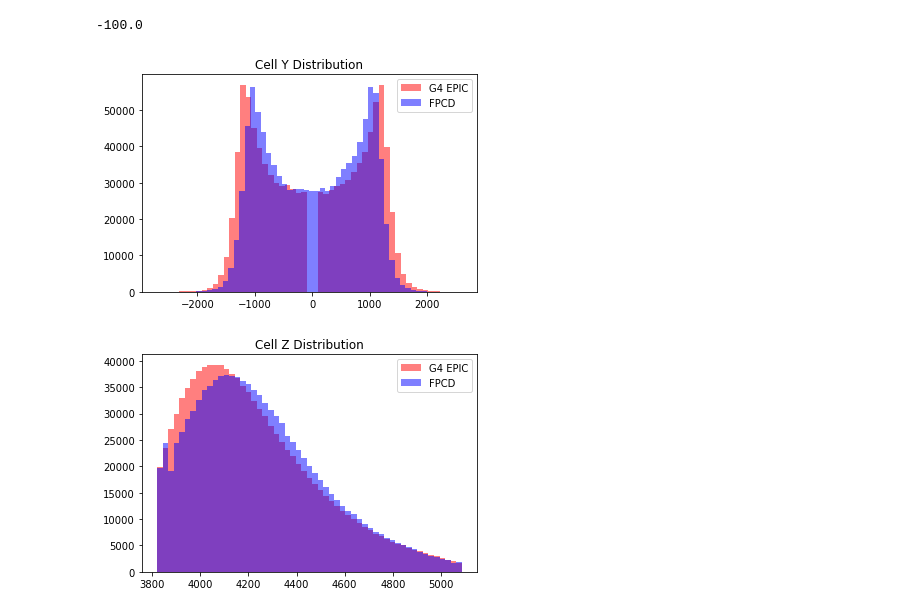
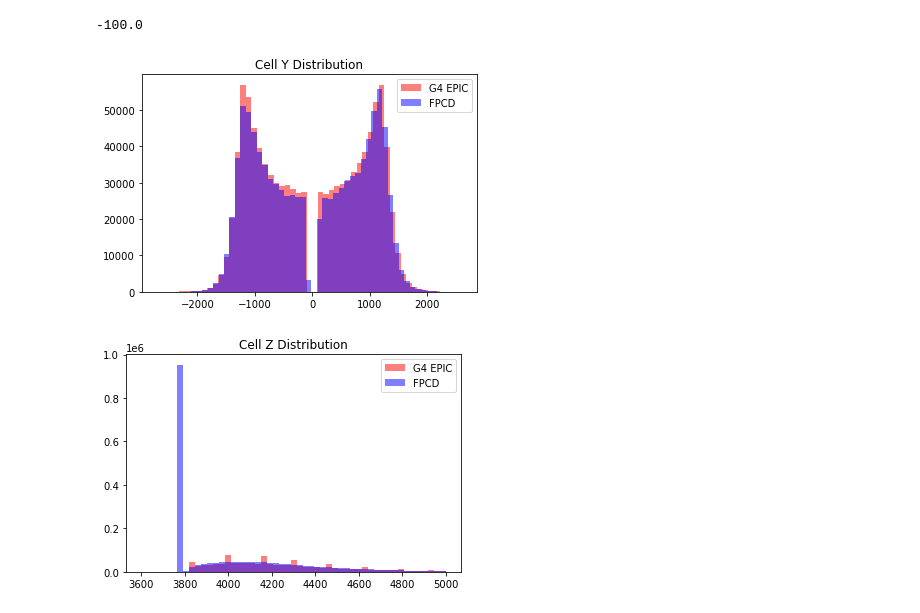
Before and after one commit to ftoralesacosta/GSGM_for_EIC_Calo, a Jupyter notebook: scripts/Compare_Geant_Diffussion.ipynb, the cells around one changed output. Drawn from its saved outputs; the diff is of its cells as text; code cells hidden in the pictures.

```diff
--- a/scripts/Compare_Geant_Diffussion.ipynb
+++ b/scripts/Compare_Geant_Diffussion.ipynb
@@ -95,27 +117,29 @@ dfsn_cellsY = np.ravel(dfsn['cell_features'][:,:,2])
 g4_cellsY = g4_cellsY[g4_cellsY != 0]
 dfsn_cellsY = dfsn_cellsY[dfsn_cellsY != 0]
 
+y_mask = np.abs(dfsn_cellsY)>=100
+
 #cellsE_bins = np.linspace(0,0.001,1000)
 plt.hist(np.ravel(g4_cellsY),bins=55,alpha=0.5,label="G4 EPIC",color="red")
-plt.hist(np.ravel(dfsn_cellsY),bins=55,alpha=0.5,label="FPCD",color="blue")
+plt.hist(np.ravel(dfsn_cellsY[y_mask]),bins=55,alpha=0.5,label="FPCD",color="blue")
 plt.legend()
 _ = plt.title("Cell Y Distribution")
 plt.savefig("CellY.pdf")
 # %% [output]
-[figure, old version]
+[figure, new version]
 # %%
 g4_cellsZ = np.ravel(g4['hcal_cells'][:nevts,:,3])
 dfsn_cellsZ = np.ravel(dfsn['cell_features'][:,:,3])
 
 g4_cellsZ = g4_cellsZ[g4_cellsZ != 0]
 dfsn_cellsZ = dfsn_cellsZ[dfsn_cellsZ != 0]
 
-cellsz_bins = np.linspace(3600,5000,61)
-plt.hist(np.ravel(g4_cellsZ),bins=55,alpha=0.5,label="G4 EPIC",color="red")
-plt.hist(np.ravel(dfsn_cellsZ),bins=55,alpha=0.5,label="FPCD",color="blue")
+cellsz_bins = np.linspace(3600,5000,52)
+plt.hist(np.ravel(g4_cellsZ),bins=cellsz_bins,alpha=0.5,label="G4 EPIC",color="red")
+plt.hist(np.ravel(dfsn_cellsZ),bins=cellsz_bins,alpha=0.5,label="FPCD",color="blue")
 plt.legend()
 _ = plt.title("Cell Z Distribution")
 plt.savefig("CellZ.pdf")
 # %% [output]
-[figure, old version]
+[figure, new version]
 # %%
```
Also changed, not shown: parts of 7 cells of this notebook, 10 other files.
